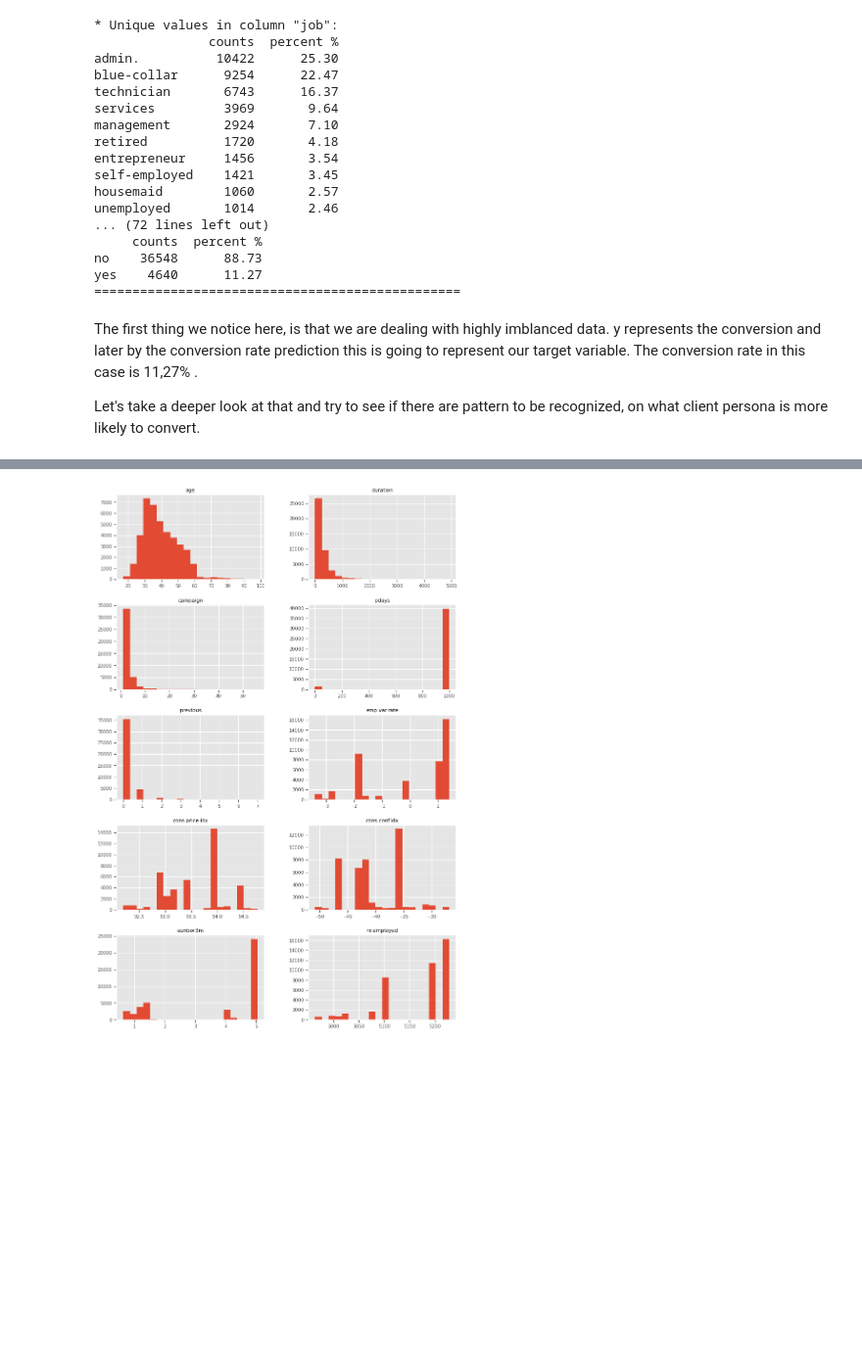
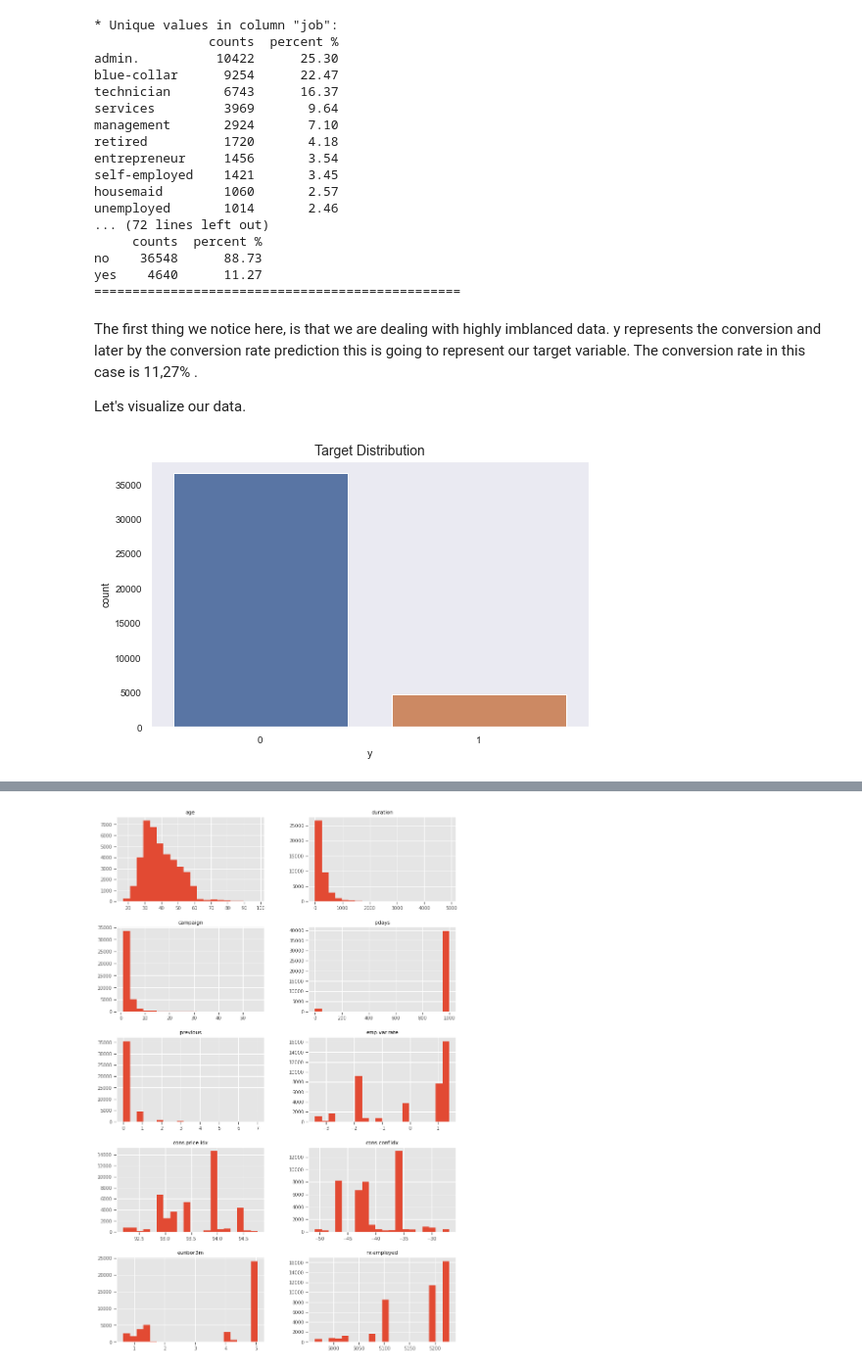
Before and after one commit to skacem/Business-Analytics, a Jupyter notebook: Marketing/Bank_Telemarketing_Campaign.ipynb, the cells around one changed output, grey strips where cells are left out. Shown: that part at 98% size. Drawn from its saved outputs; the diff is of its cells as text; code cells hidden in the pictures; blank space fills up the shorter version.

```diff
--- a/Marketing/Bank_Telemarketing_Campaign.ipynb
+++ b/Marketing/Bank_Telemarketing_Campaign.ipynb
@@ -160,7 +160,17 @@ yes    4640      11.27
 The first thing we notice here, is that we are dealing with highly imblanced data.
 y represents the conversion and later by the conversion rate prediction this is going to represent our target variable. The conversion rate in this case is  11,27% .
 
-Let's take a deeper look at that and try to see if there are pattern to be recognized, on what client persona is more likely to convert.
+Let's visualize our data.
+# %%
+# We start by the target variable:
+
+sns.countplot(
+        x='y',
+        data=df,
+    )
+plt.title("Target Distribution", fontsize=14);
+# %% [output]
+[figure, added]
 # %%
 # define the subplot grid
 sns.set_context("notebook", font_scale=0.9)
```
Also changed, not shown: parts of 4 cells of this notebook.
